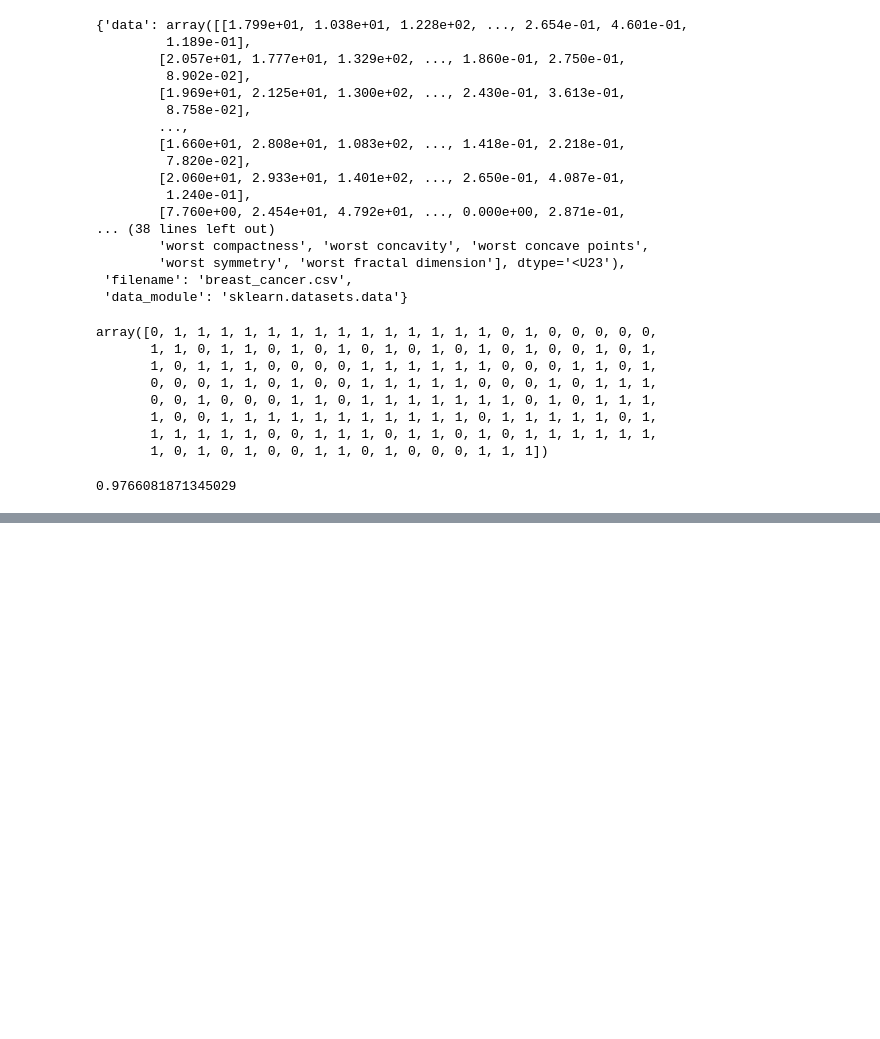
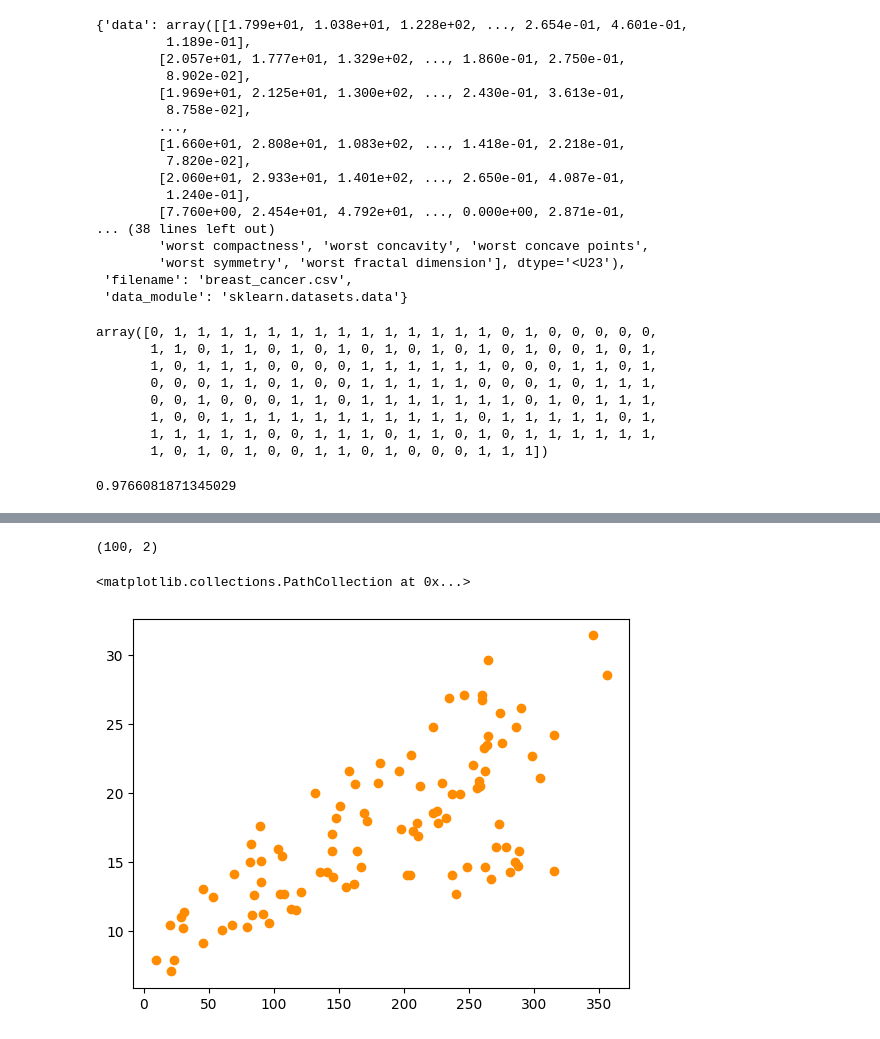
Before and after one commit to audwls4545/metaverse, a Jupyter notebook: 선형회귀_실습_다른버전.ipynb, the cells around one changed output, grey strips where cells are left out. Cells and saved outputs as stored; diff of their text form; code cells hidden in the pictures; blank space fills up the shorter version.

```diff
--- a/선형회귀_실습_다른버전.ipynb
+++ b/선형회귀_실습_다른버전.ipynb
@@ -401,0 +692,13 @@ lr_clf.score(X_test, y_test)
+# %%
+import matplotlib.pyplot as plt
+%matplotlib inline
+
+data_sample = data[['youtube','sales']]
+data_sample = data_sample.sample(n=100,random_state=100)
+print(data_sample.shape)
+plt.figure()
+plt.scatter(data_sample.youtube , data_sample.sales,c="darkorange")
+# %% [output]
+(100, 2)
+<matplotlib.collections.PathCollection at 0x...>
+[figure, added]
```
Also changed, not shown: parts of 30 cells of this notebook.
